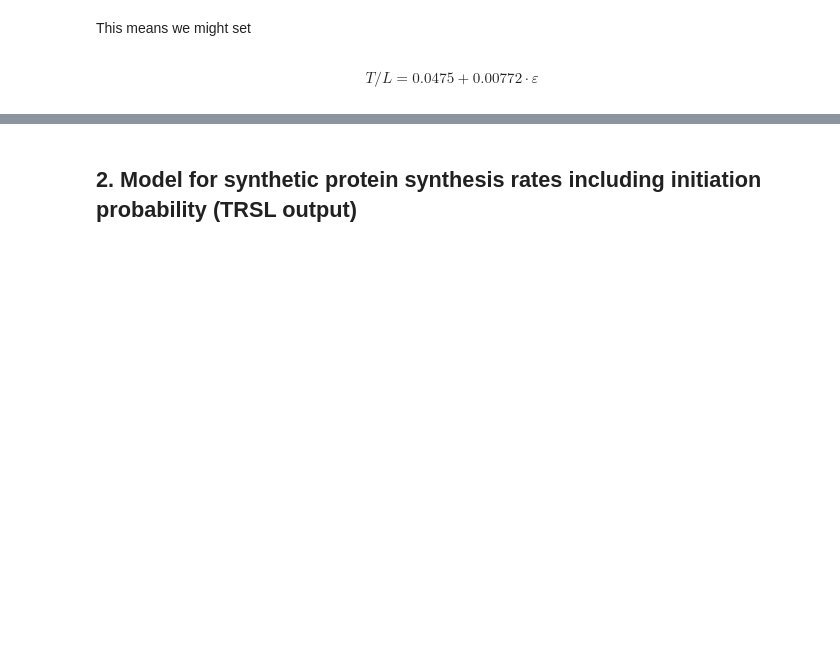
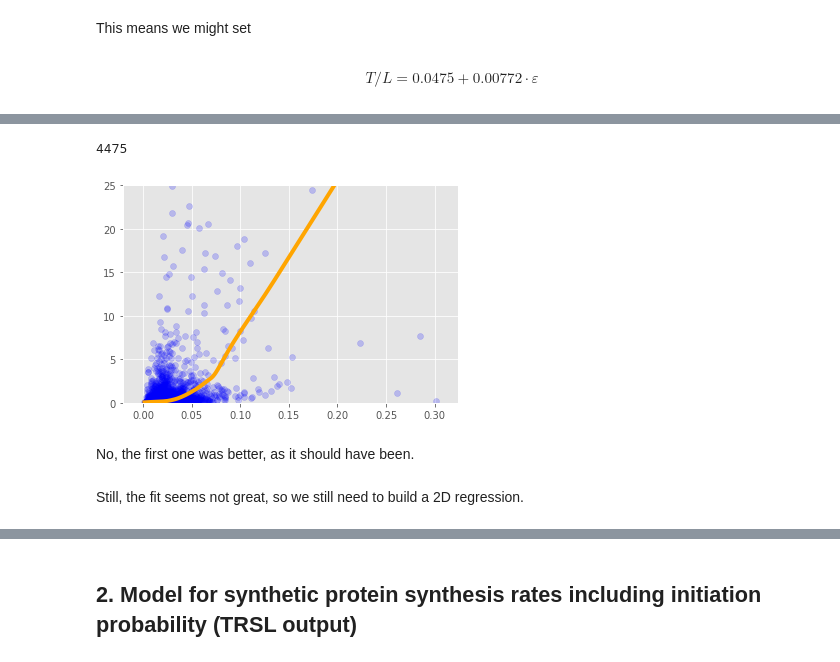
Before and after one commit to gittenberg/TRSL, a Jupyter notebook: workbooks/analyses/10 Modelling protein synthesis rates.ipynb, the cells around one changed output, grey strips where cells are left out. Saved outputs shown, nothing was run; the diff lists cells and outputs as text; code cells hidden in the pictures; blank space fills up the shorter version.

```diff
--- a/workbooks/analyses/10 Modelling protein synthesis rates.ipynb
+++ b/workbooks/analyses/10 Modelling protein synthesis rates.ipynb
@@ -427,0 +493,9 @@ TODO: also try a 2d regression
+# %%
+scatter_dicts(combined_modelled_synthesis_rates, prot_speeds, xlog=False, ylog=False, ymax=25)
+# %% [output]
+4475
+[figure, added]
+# %% [markdown]
+No, the first one was better, as it should have been.
+# %% [markdown]
+Still, the fit seems not great, so we still need to build a 2D regression.
```
Also changed, not shown: parts of 46 cells of this notebook.
